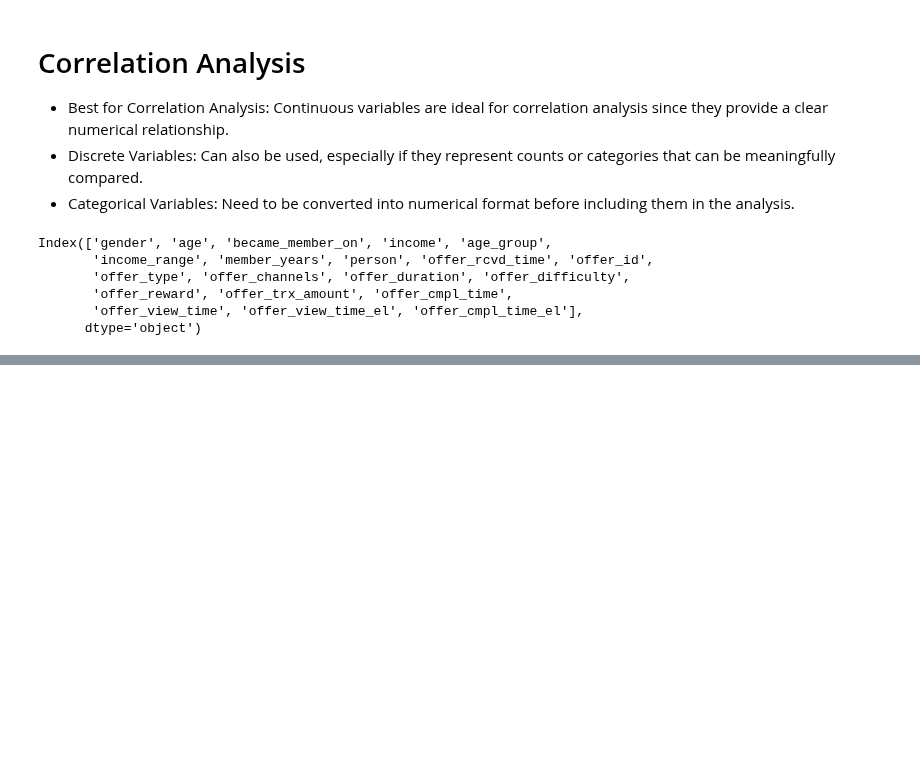
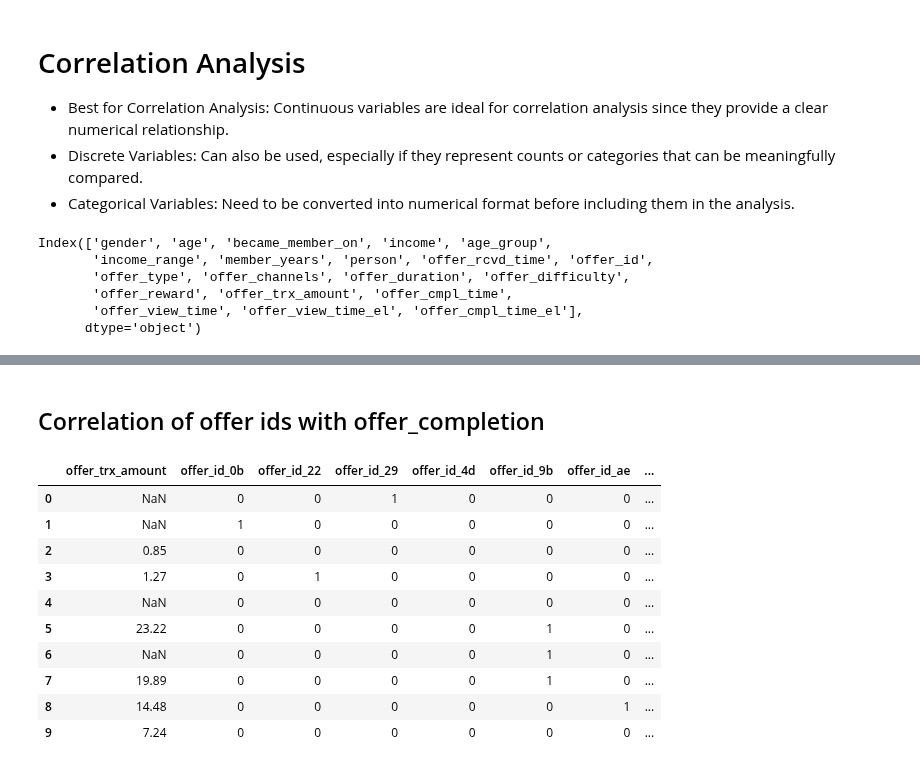
Before and after one commit to Oliver-Balb/Starbucks, a Jupyter notebook: Starbuck_Capstone_notebook-Analysis.ipynb, the cells around one changed output, grey strips where cells are left out. Cells and saved outputs as stored; diff of their text form; code cells hidden in the pictures; blank space fills up the shorter version.

```diff
--- a/Starbuck_Capstone_notebook-Analysis.ipynb
+++ b/Starbuck_Capstone_notebook-Analysis.ipynb
@@ -653,0 +740,2 @@ offer_agg_cor = offer_agg['gender', 'age', 'became_member_on', 'income',
+# %% [markdown]
+## Correlation of offer ids with offer_completion
@@ -653,0 +760,16 @@ offer_agg_cor = offer_agg['gender', 'age', 'became_member_on', 'income',
+# %%
+# Change offer_trx_amount into 1 if not NaN, else 0
+offer_agg_corr['offer_compl'] = offer_agg_corr['offer_trx_amount'].notna().astype(int)
+offer_agg_corr.head(10)
+# %% [output]
+|  | offer_trx_amount | offer_id_0b | offer_id_22 | offer_id_29 | offer_id_4d | offer_id_9b | offer_id_ae | ... |
+| 0 | NaN | 0 | 0 | 1 | 0 | 0 | 0 | ... |
+| 1 | NaN | 1 | 0 | 0 | 0 | 0 | 0 | ... |
+| 2 | 0.85 | 0 | 0 | 0 | 0 | 0 | 0 | ... |
+| 3 | 1.27 | 0 | 1 | 0 | 0 | 0 | 0 | ... |
+| 4 | NaN | 0 | 0 | 0 | 0 | 0 | 0 | ... |
+| 5 | 23.22 | 0 | 0 | 0 | 0 | 1 | 0 | ... |
+| 6 | NaN | 0 | 0 | 0 | 0 | 1 | 0 | ... |
+| 7 | 19.89 | 0 | 0 | 0 | 0 | 1 | 0 | ... |
+| 8 | 14.48 | 0 | 0 | 0 | 0 | 0 | 1 | ... |
+| 9 | 7.24 | 0 | 0 | 0 | 0 | 0 | 0 | ... |
```
Also changed, not shown: parts of 18 cells of this notebook, 2 other files.
